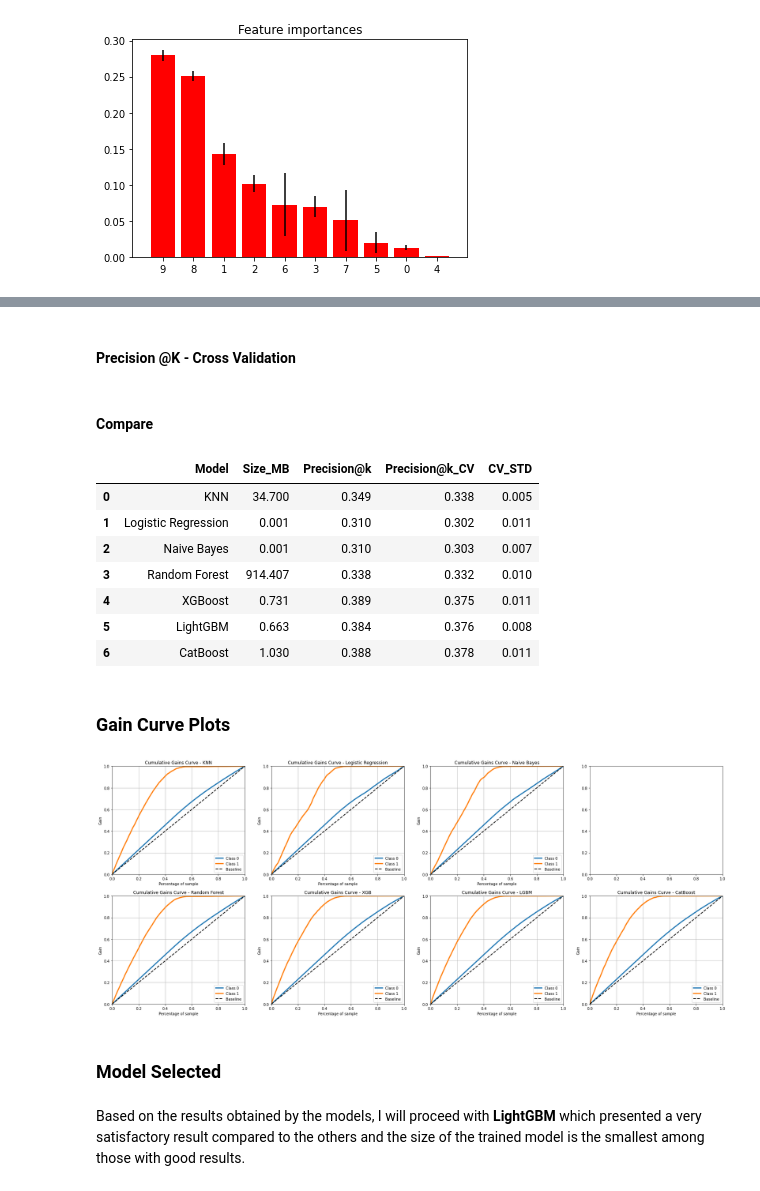
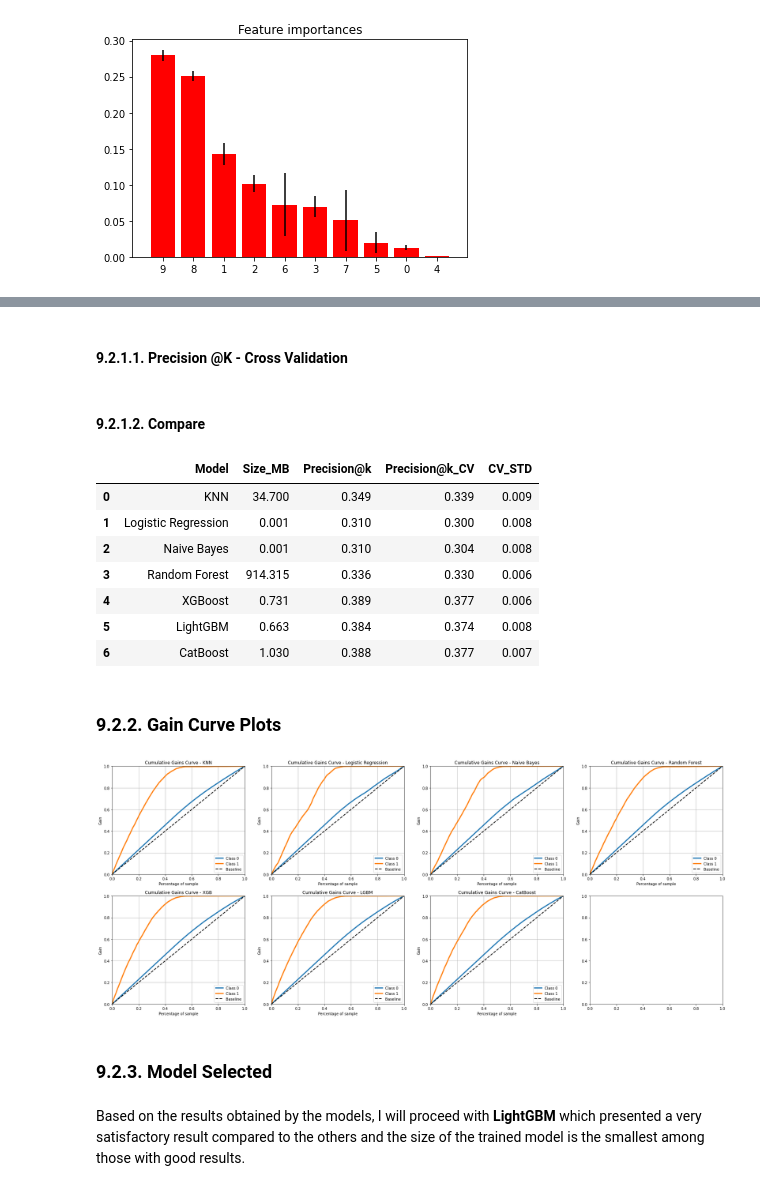
Before and after one commit to lbVictor/Health_Insurance_Cross_Sell, a Jupyter notebook: notebooks/health_insurance_cross_sell_cycle01.ipynb, the cells around one changed output, grey strips where cells are left out. Drawn from its saved outputs; the diff is of its cells as text; code cells hidden in the pictures.

```diff
--- a/notebooks/health_insurance_cross_sell_cycle01.ipynb
+++ b/notebooks/health_insurance_cross_sell_cycle01.ipynb
@@ -463 +404,4 @@ warnings.filterwarnings('ignore')
+# %%
+# load train table
+df_raw = pd.read_csv('../data/train.csv')
 # %% [markdown]
@@ -1798,7 +1765,7 @@ for k, v in y_preds_list.items():
     # populate dataframe
     precisionatk_df = precisionatk_df.append({'Model': k, 'Size_MB': model_size, 'Precision@k': precisionatk}, ignore_index=True)
 # %% [markdown]
-#### Precision @K - Cross Validation
+#### 9.2.1.1. Precision @K - Cross Validation
 # %%
 # Run Cross-Validation in all models
 y_pred_knn_cv, precision_at_k_knn_cv   = cross_validation(knn_model, 'KNN', x_train, y_train, 15)
@@ -1816,52 +1782,49 @@ precision_at_k_metrics = pd.concat([precision_at_k_knn_cv, precision_at_k_nb_cv,
                                     precision_at_k_xgb, precision_at_k_lgbm_cv,
                                     precision_at_k_cb_cv])
 # %% [markdown]
-#### Compare
+#### 9.2.1.2. Compare
 # %%
 # join precision @k without and with cross validation
 model_results = pd.merge(precisionatk_df, precision_at_k_metrics, on='Model', how='left' )
 model_results
 # %% [output]
 |  | Model | Size_MB | Precision@k | Precision@k_CV | CV_STD |
-| 0 | KNN | 34.700 | 0.349 | 0.338 | 0.005 |
-| 1 | Logistic Regression | 0.001 | 0.310 | 0.302 | 0.011 |
-| 2 | Naive Bayes | 0.001 | 0.310 | 0.303 | 0.007 |
-| 3 | Random Forest | 914.407 | 0.338 | 0.332 | 0.010 |
-| 4 | XGBoost | 0.731 | 0.389 | 0.375 | 0.011 |
-| 5 | LightGBM | 0.663 | 0.384 | 0.376 | 0.008 |
-| 6 | CatBoost | 1.030 | 0.388 | 0.378 | 0.011 |
+| 0 | KNN | 34.700 | 0.349 | 0.339 | 0.009 |
+| 1 | Logistic Regression | 0.001 | 0.310 | 0.300 | 0.008 |
+| 2 | Naive Bayes | 0.001 | 0.310 | 0.304 | 0.008 |
+| 3 | Random Forest | 914.315 | 0.336 | 0.330 | 0.006 |
+| 4 | XGBoost | 0.731 | 0.389 | 0.377 | 0.006 |
+| 5 | LightGBM | 0.663 | 0.384 | 0.374 | 0.008 |
+| 6 | CatBoost | 1.030 | 0.388 | 0.377 | 0.007 |
 # %% [markdown]
-### Gain Curve Plots
+### 9.2.2. Gain Curve Plots
 # %%
 fig, axs = plt.subplots(ncols=4, nrows=2, figsize=(30, 12))
 
 # KNN
 skplt.metrics.plot_cumulative_gain(y_val, y_pred_knn, title='Cumulative Gains Curve - KNN', ax=axs[0,0]);
 
 # Logistic Regression
 skplt.metrics.plot_cumulative_gain(y_val, y_pred_lr, title='Cumulative Gains Curve - Logistic Regression', ax=axs[0,1]);
 
 # Naive Bayes
 skplt.metrics.plot_cumulative_gain(y_val, y_pred_nb, title='Cumulative Gains Curve - Naive Bayes', ax=axs[0,2]);
 
-# # ExtraTrees
-# skplt.metrics.plot_cumulative_gain(y_val, y_pred_et, title='Cumulative Gains Curve - ExtraTrees', ax=axs[0,2]));
-
 # Random Forest
-skplt.metrics.plot_cumulative_gain(y_val, y_pred_rf, title='Cumulative Gains Curve - Random Forest', ax=axs[1,0]);
+skplt.metrics.plot_cumulative_gain(y_val, y_pred_rf, title='Cumulative Gains Curve - Random Forest', ax=axs[0,3]);
 
 # XGBoost
-skplt.metrics.plot_cumulative_gain(y_val, y_pred_xgb, title='Cumulative Gains Curve - XGB', ax=axs[1,1]);
+skplt.metrics.plot_cumulative_gain(y_val, y_pred_xgb, title='Cumulative Gains Curve - XGB', ax=axs[1,0]);
 
 # LGBM
-skplt.metrics.plot_cumulative_gain(y_val, y_pred_lgbm, title='Cumulative Gains Curve - LGBM', ax=axs[1,2]);
+skplt.metrics.plot_cumulative_gain(y_val, y_pred_lgbm, title='Cumulative Gains Curve - LGBM', ax=axs[1,1]);
 
 # CatBoost
-skplt.metrics.plot_cumulative_gain(y_val, y_pred_cb, title='Cumulative Gains Curve - CatBoost', ax=axs[1,3]);
+skplt.metrics.plot_cumulative_gain(y_val, y_pred_cb, title='Cumulative Gains Curve - CatBoost', ax=axs[1,2]);
 # %% [output]
-[figure, old version]
+[figure, new version]
 # %% [markdown]
-### Model Selected
+### 9.2.3. Model Selected
 # %% [markdown]
 Based on the results obtained by the models, I will proceed with **LightGBM** which presented a very satisfactory result compared to the others and the size of the trained model is the smallest among those with good results.
 # %% [markdown]
```
Also changed, not shown: parts of 177 cells of this notebook.
